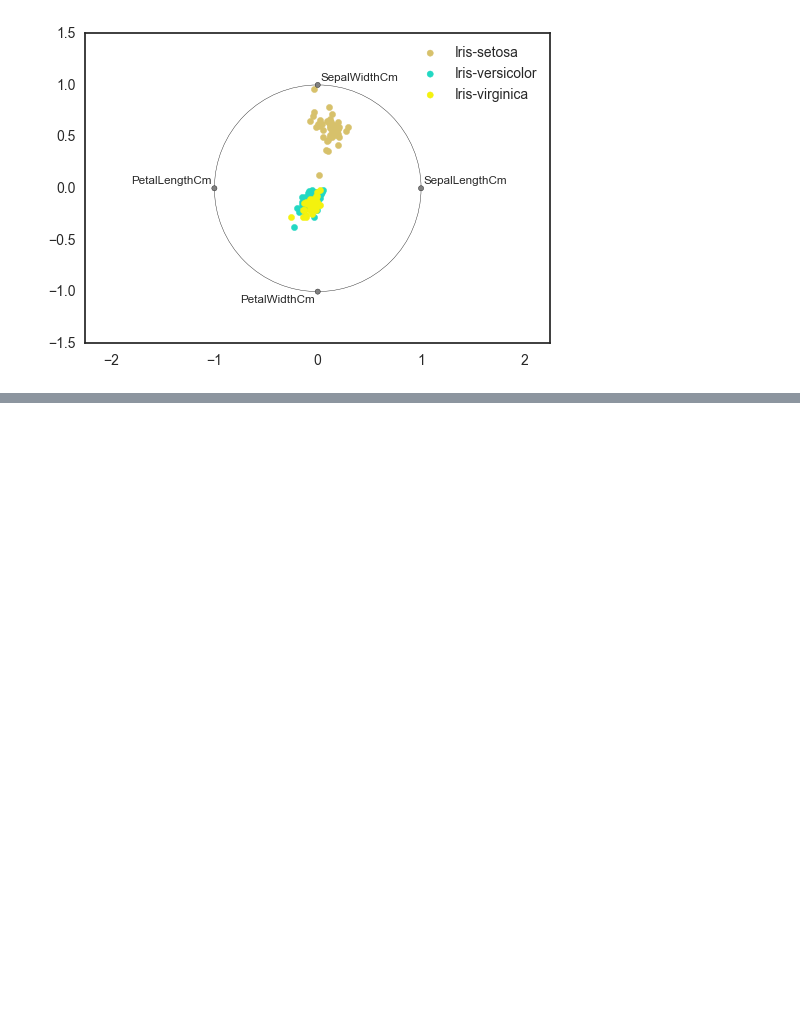
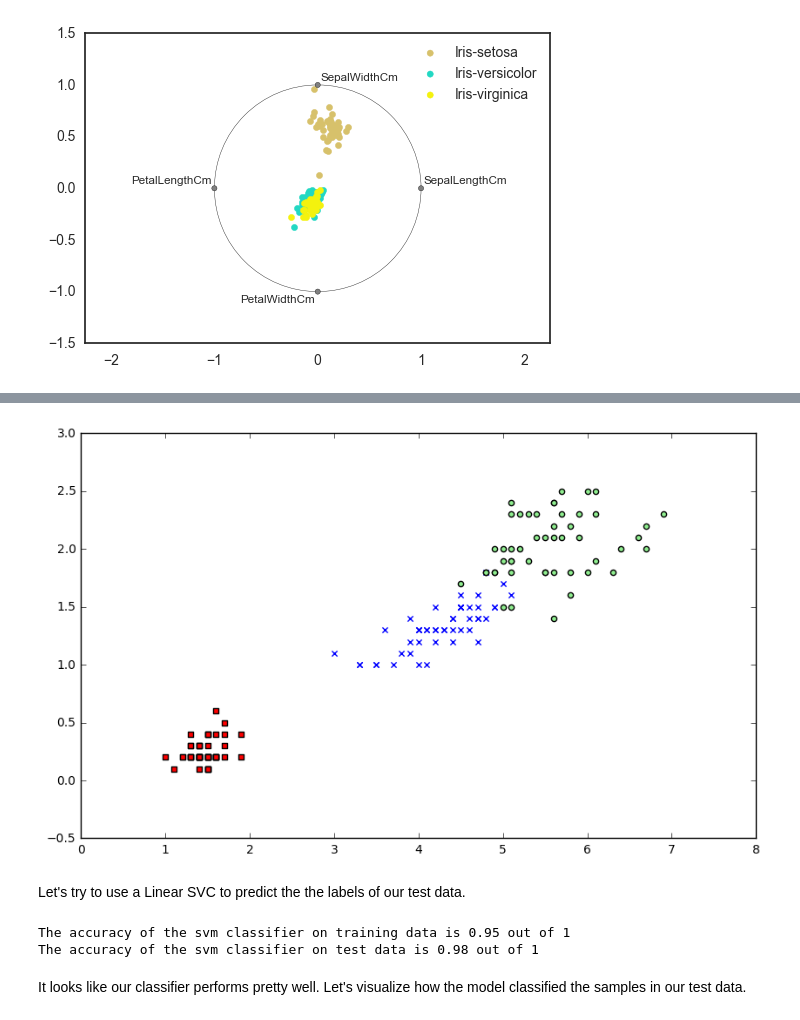
Before and after one commit to amitanalyste/kaggle, a Jupyter notebook: iris/Iris_Data_Visualization.ipynb, the cells around one changed output, grey strips where cells are left out. Saved outputs shown, nothing was run; the diff lists cells and outputs as text; code cells hidden in the pictures; blank space fills up the shorter version.

Commit message:
Loading uoloaded Iris models

```diff
--- a/iris/Iris_Data_Visualization.ipynb
+++ b/iris/Iris_Data_Visualization.ipynb
@@ -146,0 +149,22 @@ radviz(df.drop("Id", axis=1), "Species")
+# %%
+# Import data and modules
+import pandas as pd
+import numpy as np
+from sklearn import datasets
+%pylab inline
+pylab.rcParams['figure.figsize'] = (10, 6)
+
+iris = datasets.load_iris()
+
+# We'll use the petal length and width only for this analysis
+X = iris.data[:, [2, 3]]
+y = iris.target
+
+# Place the iris data into a pandas dataframe
+iris_df = pd.DataFrame(iris.data[:, [2, 3]], columns=iris.feature_names[2:])
+
+# View the first 5 rows of the data
+print(iris_df.head())
+
+# Print the unique labels of the dataset
+print('\n' + 'The unique labels in this data are ' + str(np.unique(y)))
@@ -146,0 +181,8 @@ radviz(df.drop("Id", axis=1), "Species")
+# %%
+from sklearn.cross_validation import train_test_split
+
+X_train, X_test, y_train, y_test = train_test_split(X, y, test_size=.3, random_state=0)
+
+print('There are {} samples in the training set and {} samples in the test set'.format(
+X_train.shape[0], X_test.shape[0]))
+print()
@@ -146,0 +214,28 @@ radviz(df.drop("Id", axis=1), "Species")
+# %%
+from matplotlib.colors import ListedColormap
+import matplotlib.pyplot as plt
+
+markers = ('s', 'x', 'o')
+colors = ('red', 'blue', 'lightgreen')
+cmap = ListedColormap(colors[:len(np.unique(y_test))])
+for idx, cl in enumerate(np.unique(y)):
+    plt.scatter(x=X[y == cl, 0], y=X[y == cl, 1],
+               c=cmap(idx), marker=markers[idx], label=cl)
+# %% [output]
+[figure, added]
+# %% [markdown]
+Let's try to use a Linear SVC to predict the the labels of our test data.
+# %%
+from sklearn.svm import SVC
+
+svm = SVC(kernel='rbf', random_state=0, gamma=.10, C=1.0)
+svm.fit(X_train_std, y_train)
+
+print('The accuracy of the svm classifier on training data is {:.2f} out of 1'.format(svm.score(X_train_std, y_train)))
+
+print('The accuracy of the svm classifier on test data is {:.2f} out of 1'.format(svm.score(X_test_std, y_test)))
+# %% [output]
+The accuracy of the svm classifier on training data is 0.95 out of 1
+The accuracy of the svm classifier on test data is 0.98 out of 1
+# %% [markdown]
+It looks like our classifier performs pretty well. Let's visualize how the model classified the samples in our test data.
```
Also changed, not shown: parts of 15 cells of this notebook.
